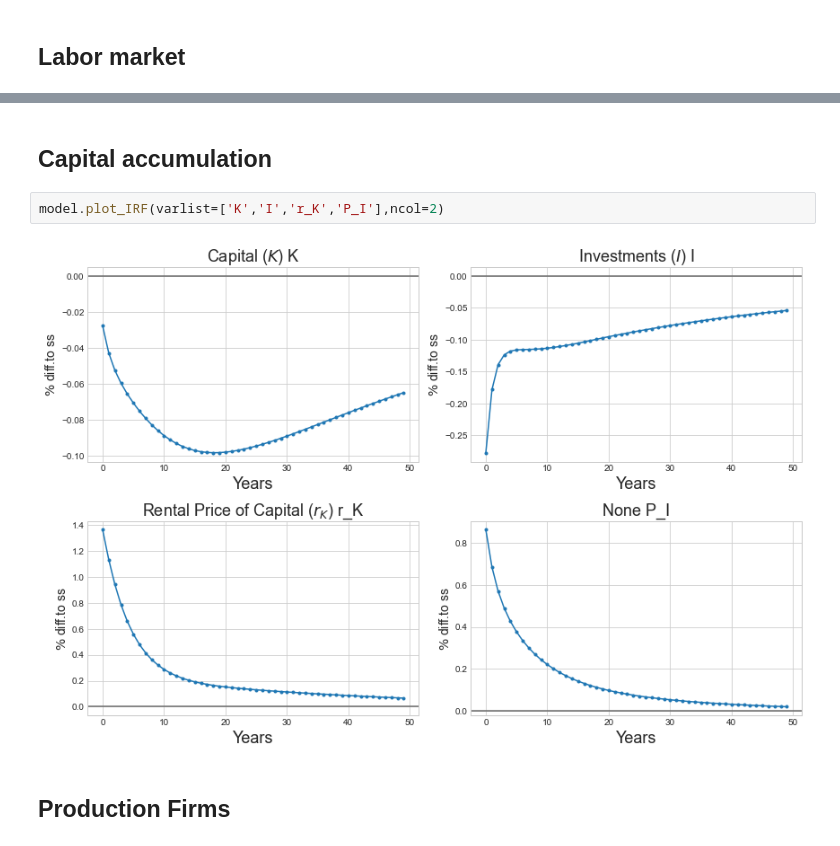
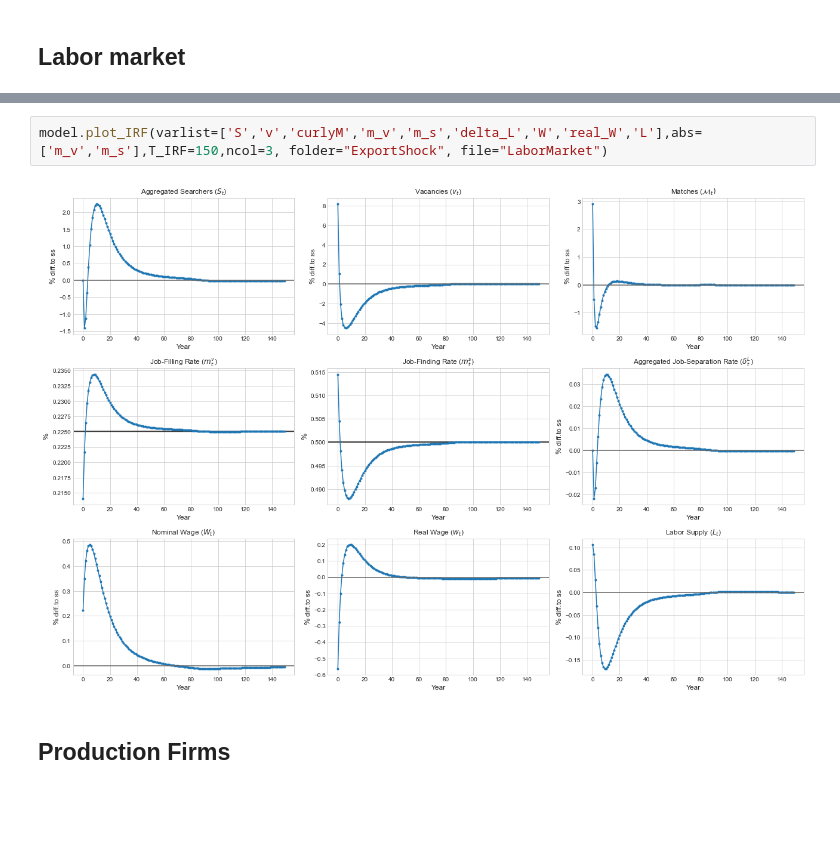
Before and after one commit to HansChristianPOLIT/MiniMAKRO, a Jupyter notebook: ExportShock.ipynb, the cells around one changed output, grey strips where cells are left out. Drawn from its saved outputs; the diff is of its cells as text; blank space fills up the shorter version.

```diff
--- a/ExportShock.ipynb
+++ b/ExportShock.ipynb
@@ -120,8 +133,6 @@ model.plot_IRF(varlist=['S','v','curlyM','m_v','m_s','delta_L','W','real_W'],abs
-# %% [markdown]
-## Capital accumulation
-# %%
-model.plot_IRF(varlist=['K','I','r_K','P_I'],ncol=2)
-# %% [output]
-[figure, removed]
+# %%
+model.plot_IRF(varlist=['S','v','curlyM','m_v','m_s','delta_L','W','real_W','L'],abs=['m_v','m_s'],T_IRF=150,ncol=3, folder="ExportShock", file="LaborMarket")
+# %% [output]
+[figure, added]
 # %% [markdown]
 ## Production Firms
```
Also changed, not shown: parts of 28 cells of this notebook, 24 other files.
